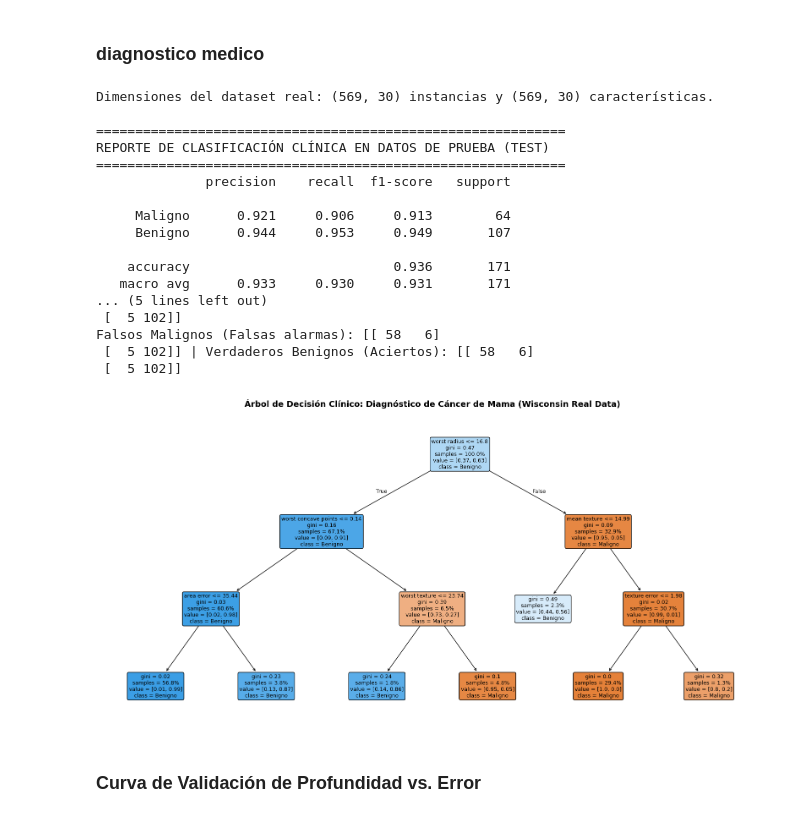
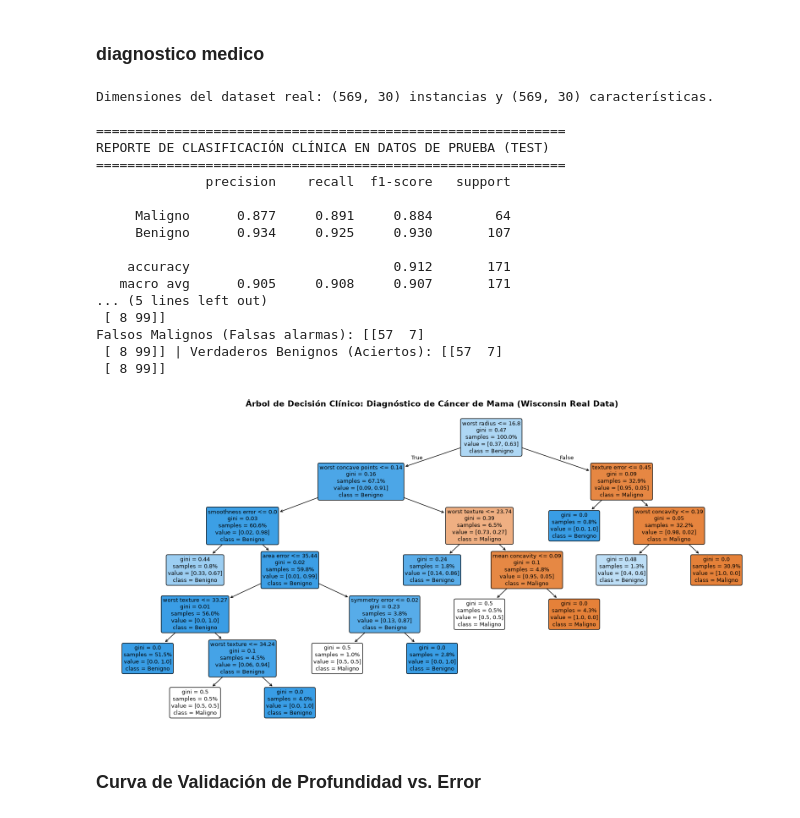
Before and after one commit to paranedagarcia/ciencia-de-datos, a Jupyter notebook: notebooks/aprendizaje_supervisado/arboles.ipynb, the cells around one changed output. Saved outputs shown, nothing was run; the diff lists cells and outputs as text; code cells hidden in the pictures.

```diff
--- a/notebooks/aprendizaje_supervisado/arboles.ipynb
+++ b/notebooks/aprendizaje_supervisado/arboles.ipynb
@@ -396,9 +396,9 @@ X_train, X_test, y_train, y_test = train_test_split(
 # Configuramos max_depth=3 para evitar el sobreajuste y permitir auditoría médica
 arbol_medico = DecisionTreeClassifier(
     criterion='gini',
-    max_depth=3,
+    max_depth=6,
     min_samples_split=10,
-    min_samples_leaf=5,
+    min_samples_leaf=2,
     random_state=42
 )
 arbol_medico.fit(X_train, y_train)
@@ -427,42 +427,42 @@ plot_tree(
     arbol_medico,
     feature_names=nombres_caracteristicas,
     class_names=nombres_clases,
     filled=True,
     rounded=True,
     precision=2,
     fontsize=9,
     ax=ax,
     proportion=True  # Muestra proporciones relativas en cada nodo
 )
 
 ax.set_title(
     "Árbol de Decisión Clínico: Diagnóstico de Cáncer de Mama (Wisconsin Real Data)",
     fontsize=14,
     fontweight='bold',
     pad=15
 )
 
 plt.tight_layout()
 plt.show()
 # %% [output]
 Dimensiones del dataset real: (569, 30) instancias y (569, 30) características.
 
 ============================================================
 REPORTE DE CLASIFICACIÓN CLÍNICA EN DATOS DE PRUEBA (TEST)
 ============================================================
               precision    recall  f1-score   support
 
-     Maligno      0.921     0.906     0.913        64
-     Benigno      0.944     0.953     0.949       107
+     Maligno      0.877     0.891     0.884        64
+     Benigno      0.934     0.925     0.930       107
 
-    accuracy                          0.936       171
-   macro avg      0.933     0.930     0.931       171
+    accuracy                          0.912       171
+   macro avg      0.905     0.908     0.907       171
 ... (5 lines left out)
- [  5 102]]
-Falsos Malignos (Falsas alarmas): [[ 58   6]
- [  5 102]] | Verdaderos Benignos (Aciertos): [[ 58   6]
- [  5 102]]
+ [ 8 99]]
+Falsos Malignos (Falsas alarmas): [[57  7]
+ [ 8 99]] | Verdaderos Benignos (Aciertos): [[57  7]
+ [ 8 99]]
-[figure, old version]
+[figure, new version]
 # %% [markdown]
 ### Curva de Validación de Profundidad vs. Error
 # %%
```
Also changed, not shown: parts of 1 cell of this notebook, 2 other files.
